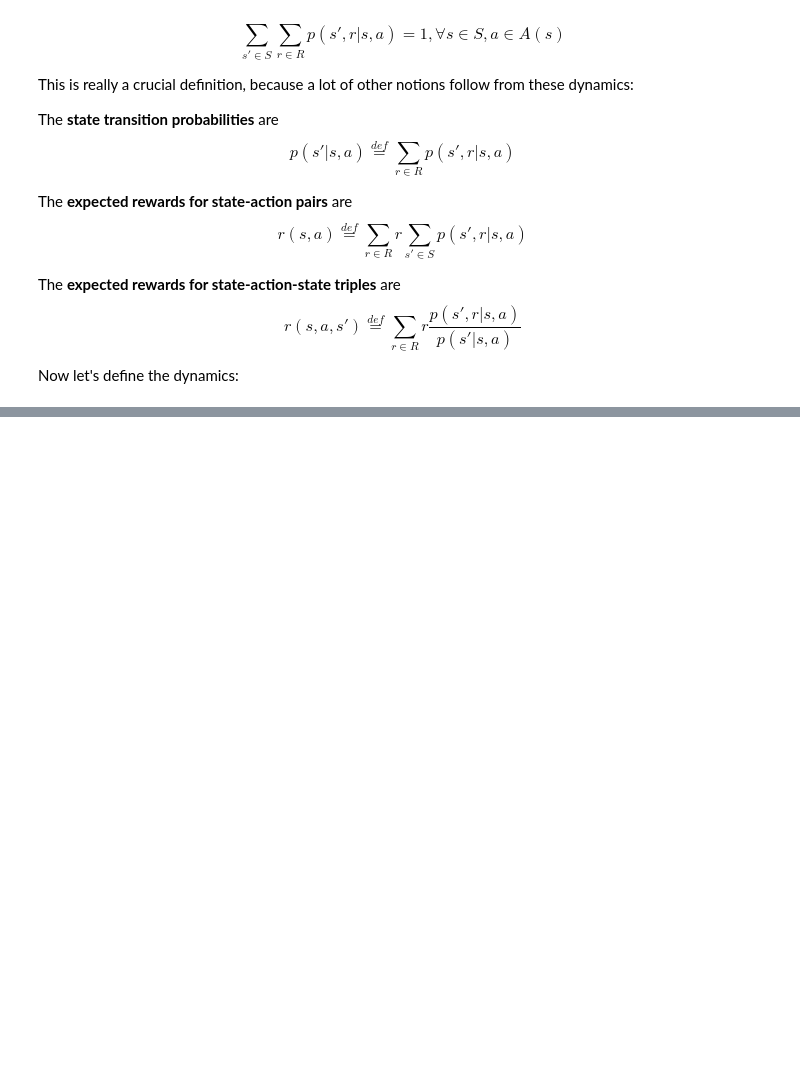
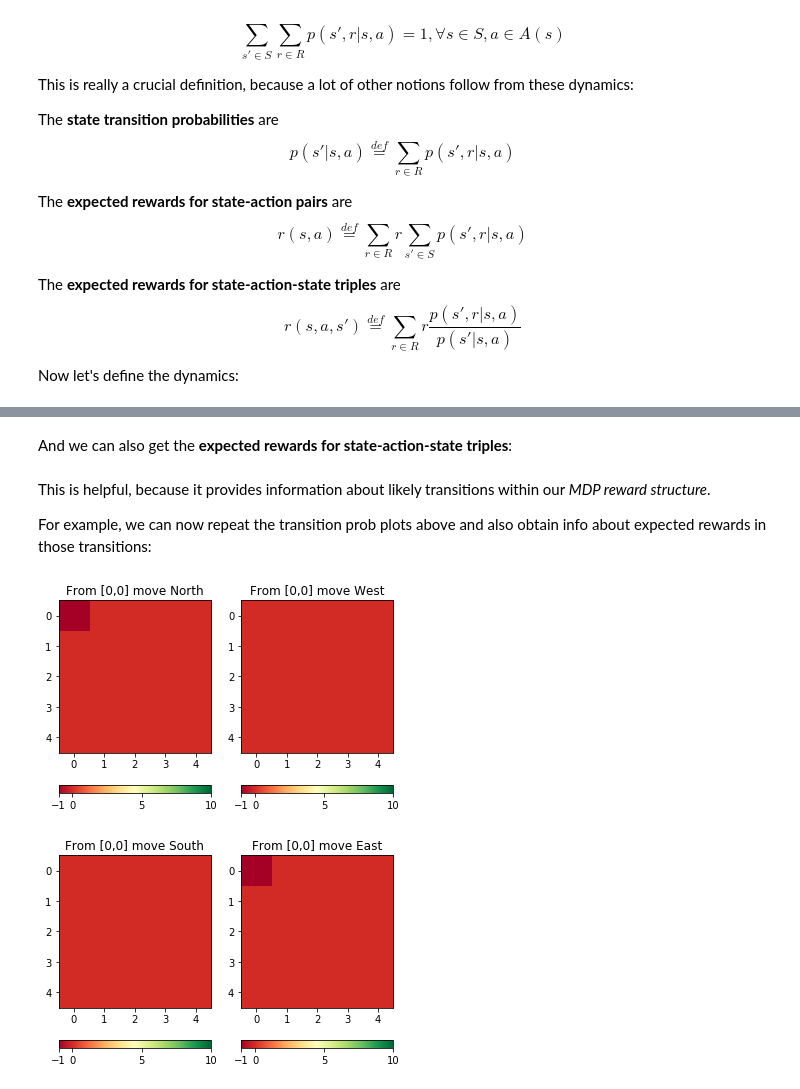
Before and after one commit to schwartenbeckph/MDP_Tutorial, a Jupyter notebook: MDP Tutorial.ipynb, the cells around one changed output, grey strips where cells are left out. Saved outputs shown, nothing was run; the diff lists cells and outputs as text; code cells hidden in the pictures; blank space fills up the shorter version.

```diff
--- a/MDP Tutorial.ipynb
+++ b/MDP Tutorial.ipynb
@@ -117,0 +215,38 @@ for a in range(n_actions):
+# %% [markdown]
+And we can also get the **expected rewards for state-action-state triples**:
+# %%
+# Divide Transitions for a given reward by transition probabilities (adding a small number to avoid division by zero)
+# Then sum weighted by reward values
+# Rewards are -1 for attempting to leave the grid, 0 anywhere except at B (5 for every action) and A (10 for every action)
+# Let's loop over it for illustration purposes:
+r_sas = -1 * np.divide(p[:,0,:,:],trans_probs+(1.e-20)) + 0 * np.divide(p[:,1,:,:],trans_probs+(1.e-20)) + \
+         5 * np.divide(p[:,2,:,:],trans_probs+(1.e-20)) + 10 * np.divide(p[:,3,:,:],trans_probs+(1.e-20))
+# %% [markdown]
+This is helpful, because it provides information about likely transitions within our *MDP reward structure*.
+
+For example, we can now repeat the transition prob plots above and also obtain info about expected rewards in those transitions:
+# %%
+fig = plt.figure()
+a = fig.add_subplot(1, 2, 1)
+imgplot = plt.imshow(r_sas[:,0,0].reshape(states.shape,order='F'), cmap='RdYlGn', vmin=-1, vmax=10)
+a.set_title('From [0,0] move North')
+plt.colorbar(ticks=[-1, 0, 5, 10], orientation='horizontal')
+a = fig.add_subplot(1, 2, 2)
+imgplot = plt.imshow(r_sas[:,0,1].reshape(states.shape,order='F'), cmap='RdYlGn', vmin=-1, vmax=10)
+a.set_title('From [0,0] move West')
+plt.colorbar(ticks=[-1, 0, 5, 10], orientation='horizontal')
+plt.show()
+
+fig = plt.figure()
+a = fig.add_subplot(1, 2, 1)
+imgplot = plt.imshow(r_sas[:,0,2].reshape(states.shape,order='F'), cmap='RdYlGn', vmin=-1, vmax=10)
+a.set_title('From [0,0] move South')
+plt.colorbar(ticks=[-1, 0, 5, 10], orientation='horizontal')
+a = fig.add_subplot(1, 2, 2)
+imgplot = plt.imshow(r_sas[:,0,3].reshape(states.shape,order='F'), cmap='RdYlGn', vmin=-1, vmax=10)
+a.set_title('From [0,0] move East')
+plt.colorbar(ticks=[-1, 0, 5, 10], orientation='horizontal')
+plt.show()
+# %% [output]
+[figure, added]
+[figure, added]
```
Also changed, not shown: parts of 15 cells of this notebook.
